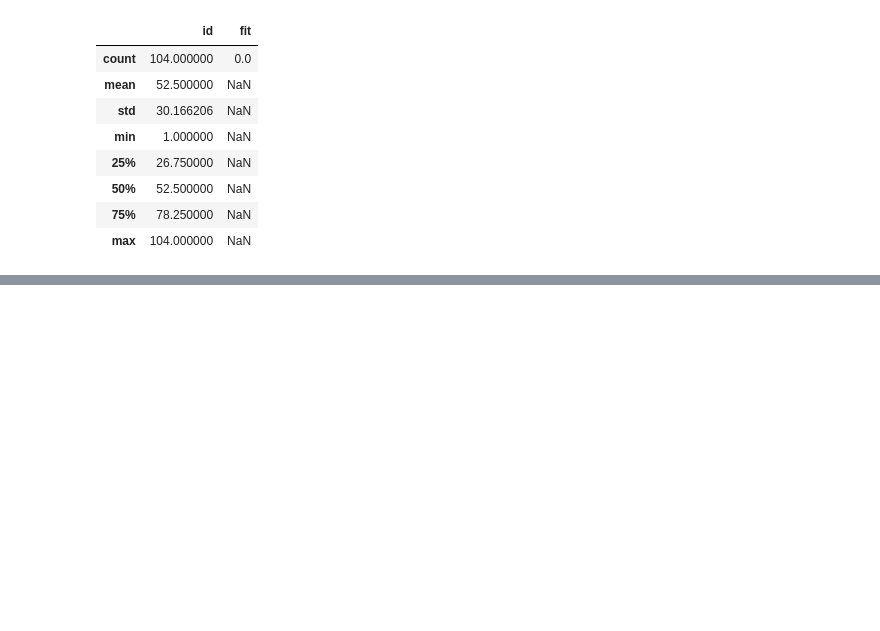
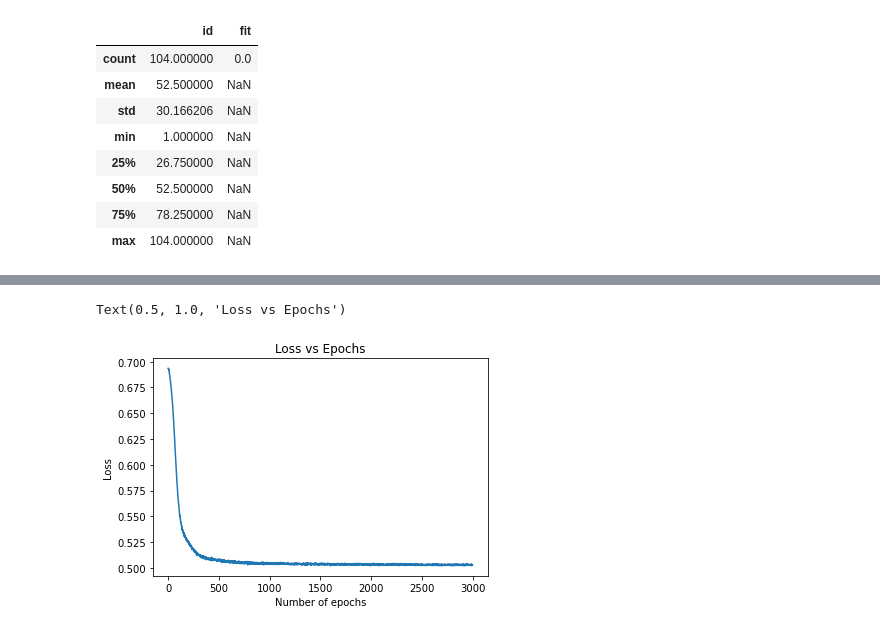
Before and after one commit to alkhonain/Potential-Talents, a Jupyter notebook: notebook.ipynb, the cells around one changed output, grey strips where cells are left out. Drawn from its saved outputs; the diff is of its cells as text; code cells hidden in the pictures; blank space fills up the shorter version.

```diff
--- a/notebook.ipynb
+++ b/notebook.ipynb
@@ -108,0 +542,6 @@ df.describe()
+# %%
+# Create a new column in pt_lr dataframe with updated cosine similarity
+df_lr['starred_score'] = df_lr['mean_score_one']
+for id_num in starred:
+    df_lr.loc[df_lr['id'] == id_num, 'starred_score'] = 1
+df_lr.head()
@@ -108,0 +616,31 @@ df.describe()
+# %%
+# Generate ground truth for RankNet model
+y1 = list(random_row_1['starred_score'])
+y2 = list(random_row_2['starred_score'])
+y = torch.tensor([1.0 if y1_i>y2_i
+                  else 0.5 if y1_i==y2_i
+                  else 0.0
+                  for y1_i, y2_i in zip(y1, y2)]).float()
+y = y.unsqueeze(1)
+# %%
+# Initialize an instance of RankNet model and define loss function
+rank_model = RankNet(num_feature = 768)
+# optimizer = torch.optim.Adam(rank_model.parameters())
+optimizer = torch.optim.SGD(rank_model.parameters(), lr = 0.01, momentum = 0.9)
+loss_fun = torch.nn.BCELoss()             # BCE is generally used for NLP problems
+# %%
+# Run RankNet model through various iterations until loss is optimized
+epoch = 3000
+losses = []
+
+for i in range(epoch):
+    rank_model.zero_grad()
+    y_pred = rank_model(doc1, doc2)
+    loss = loss_fun(y_pred,y)
+    loss.backward()
+    optimizer.step()
+    losses.append(loss.item())
+    #print(y1, y2, y, y_pred)
+
+    if i % 100 == 0:
+        print('Epoch{}, loss : {}'.format(i, loss.item()))
@@ -108,0 +665,10 @@ df.describe()
+# %%
+# Plot a graph for loss vs number of iterations
+x = list(range(3000))
+plt.plot(x, losses)
+plt.xlabel("Number of epochs")
+plt.ylabel("Loss")
+plt.title("Loss vs Epochs")
+# %% [output]
+Text(0.5, 1.0, 'Loss vs Epochs')
+[figure, added]
```
Also changed, not shown: parts of 48 cells of this notebook, 1 other file.
